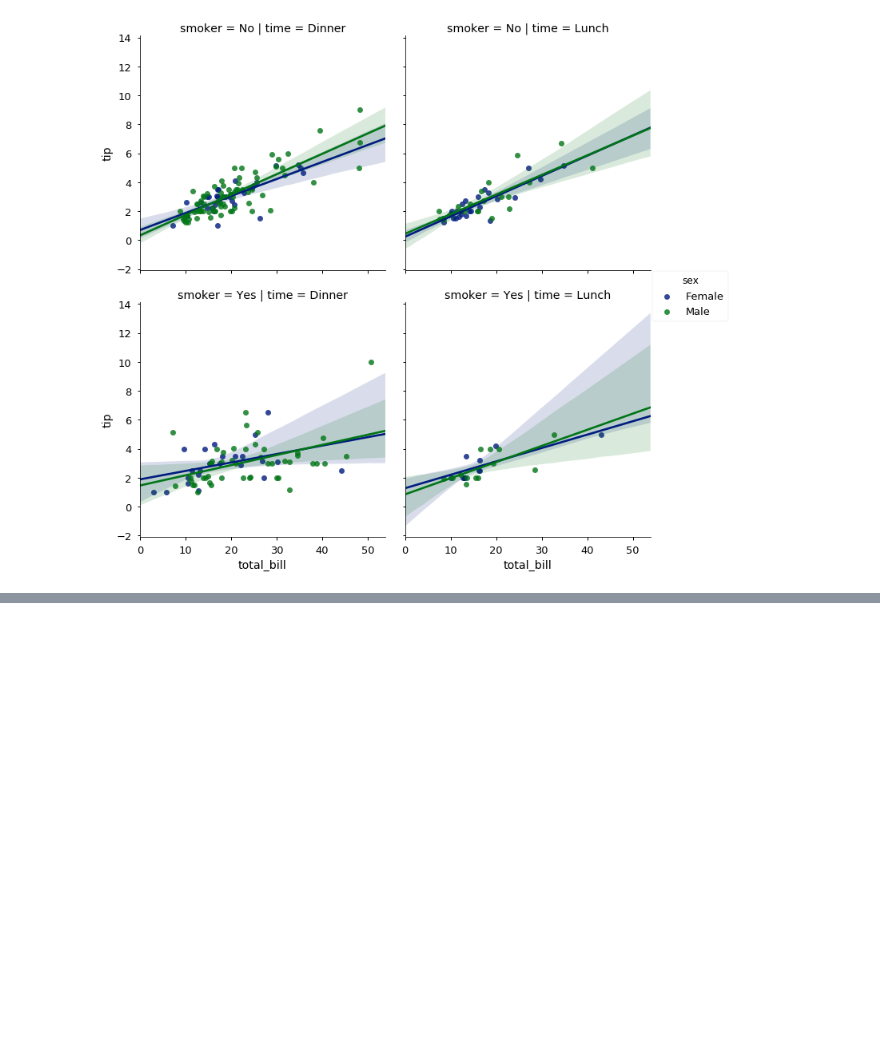
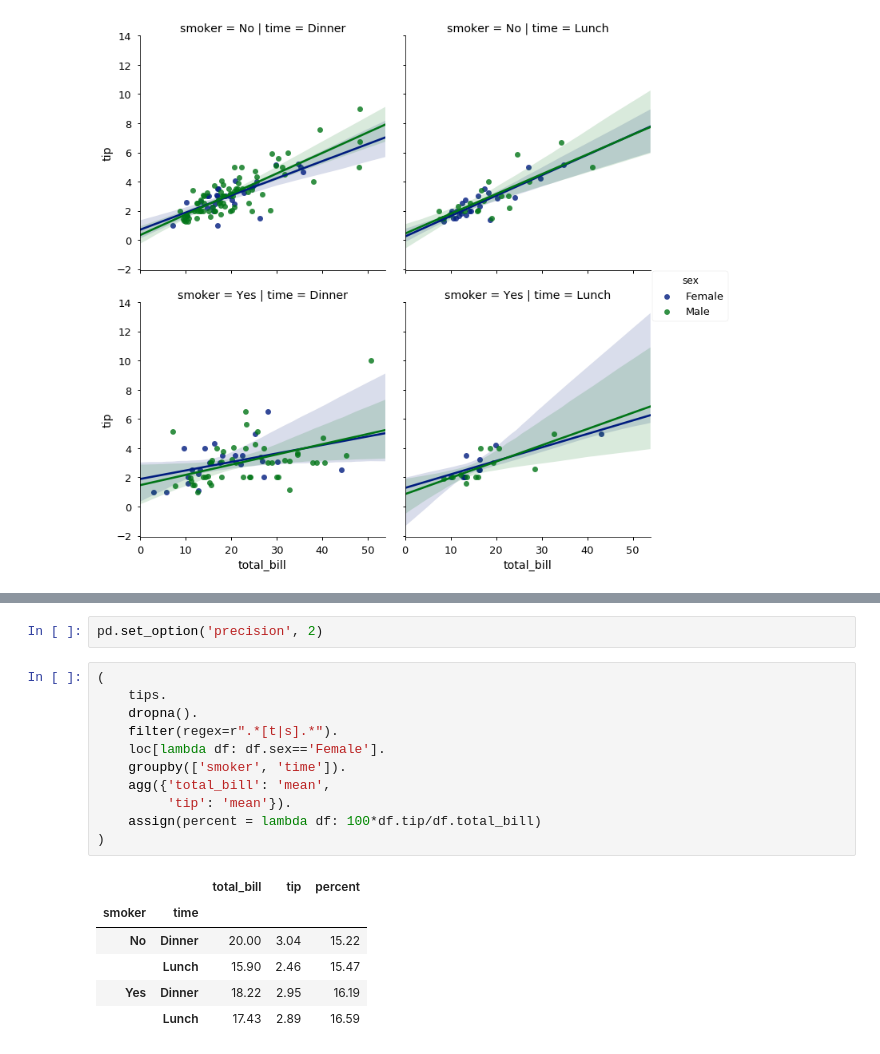
Before and after one commit to cliburn/sta-663-2018, a Jupyter notebook: notebooks/S06_Data_Annotated.ipynb, the cells around one changed output, grey strips where cells are left out. Drawn from its saved outputs; the diff is of its cells as text; blank space fills up the shorter version.

```diff
--- a/notebooks/S06_Data_Annotated.ipynb
+++ b/notebooks/S06_Data_Annotated.ipynb
@@ -1011,0 +1025,20 @@ pass
+# %%
+pd.set_option('precision', 2)
+# %%
+(
+    tips.
+    dropna().
+    filter(regex=r".*[t|s].*").
+    loc[lambda df: df.sex=='Female'].
+    groupby(['smoker', 'time']).
+    agg({'total_bill': 'mean',
+         'tip': 'mean'}).
+    assign(percent = lambda df: 100*df.tip/df.total_bill)
+)
+# %% [output]
+|  |  | total_bill | tip | percent |
+| smoker | time |  |  |  |
+| No | Dinner | 20.00 | 3.04 | 15.22 |
+|  | Lunch | 15.90 | 2.46 | 15.47 |
+| Yes | Dinner | 18.22 | 2.95 | 16.19 |
+|  | Lunch | 17.43 | 2.89 | 16.59 |
```
Also changed, not shown: parts of 3 cells of this notebook, 2 other files.
